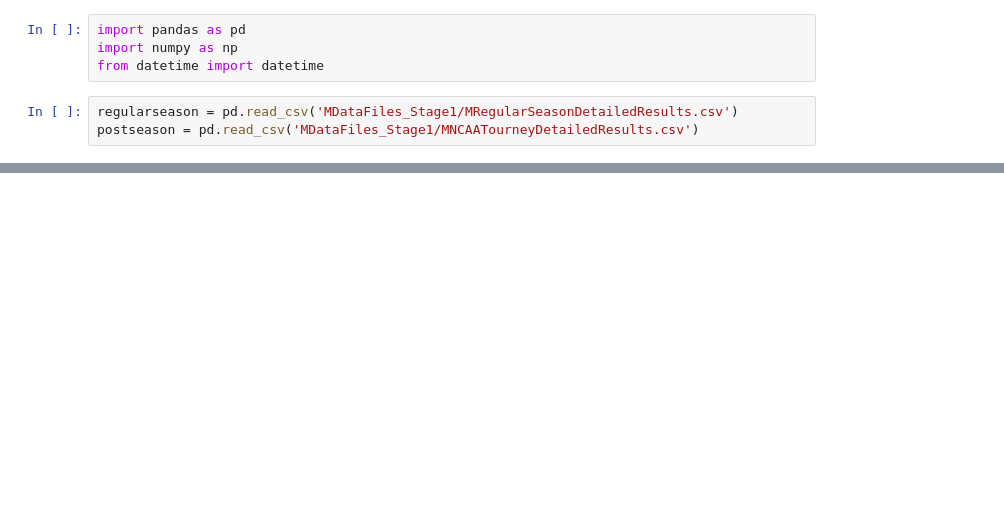
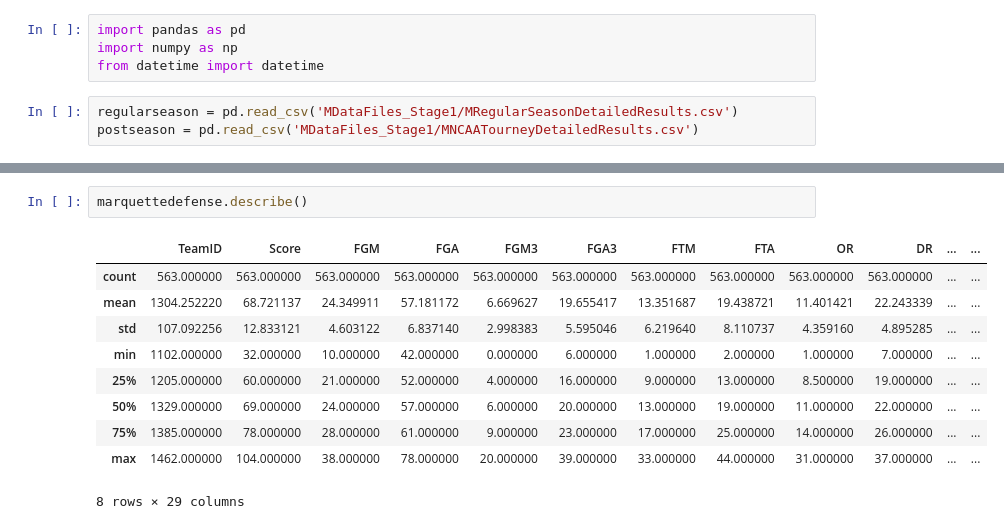
Before and after one commit to MatthewR1021/Machine-Learning-Madness, a Jupyter notebook: TJNotebook.ipynb, the cells around one changed output, grey strips where cells are left out. Drawn from its saved outputs; the diff is of its cells as text; blank space fills up the shorter version.

```diff
--- a/TJNotebook.ipynb
+++ b/TJNotebook.ipynb
@@ -70,0 +198,13 @@ memory usage: 43.9+ MB
+# %%
+marquettedefense.describe()
+# %% [output]
+|  | TeamID | Score | FGM | FGA | FGM3 | FGA3 | FTM | FTA | OR | DR | ... | ... |
+| count | 563.000000 | 563.000000 | 563.000000 | 563.000000 | 563.000000 | 563.000000 | 563.000000 | 563.000000 | 563.000000 | 563.000000 | ... | ... |
+| mean | 1304.252220 | 68.721137 | 24.349911 | 57.181172 | 6.669627 | 19.655417 | 13.351687 | 19.438721 | 11.401421 | 22.243339 | ... | ... |
+| std | 107.092256 | 12.833121 | 4.603122 | 6.837140 | 2.998383 | 5.595046 | 6.219640 | 8.110737 | 4.359160 | 4.895285 | ... | ... |
+| min | 1102.000000 | 32.000000 | 10.000000 | 42.000000 | 0.000000 | 6.000000 | 1.000000 | 2.000000 | 1.000000 | 7.000000 | ... | ... |
+| 25% | 1205.000000 | 60.000000 | 21.000000 | 52.000000 | 4.000000 | 16.000000 | 9.000000 | 13.000000 | 8.500000 | 19.000000 | ... | ... |
+| 50% | 1329.000000 | 69.000000 | 24.000000 | 57.000000 | 6.000000 | 20.000000 | 13.000000 | 19.000000 | 11.000000 | 22.000000 | ... | ... |
+| 75% | 1385.000000 | 78.000000 | 28.000000 | 61.000000 | 9.000000 | 23.000000 | 17.000000 | 25.000000 | 14.000000 | 26.000000 | ... | ... |
+| max | 1462.000000 | 104.000000 | 38.000000 | 78.000000 | 20.000000 | 39.000000 | 33.000000 | 44.000000 | 31.000000 | 37.000000 | ... | ... |
+8 rows × 29 columns
```
Also changed, not shown: parts of 13 cells of this notebook.
